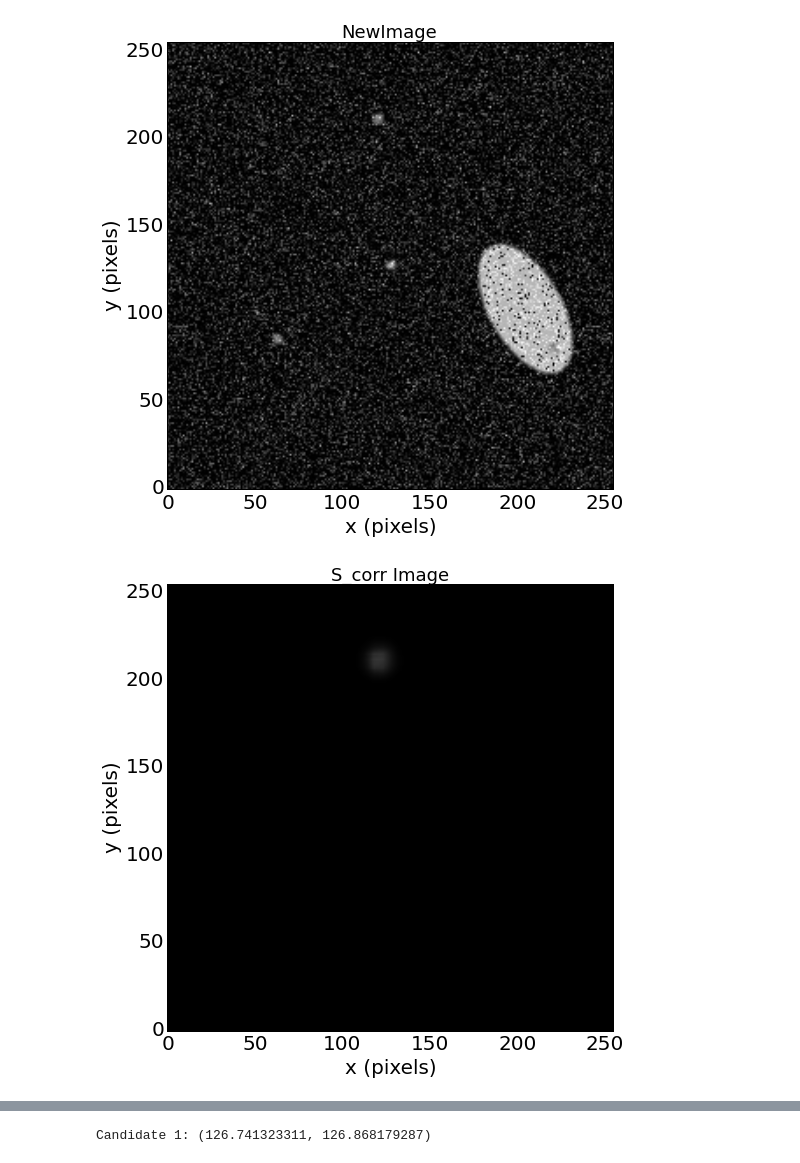
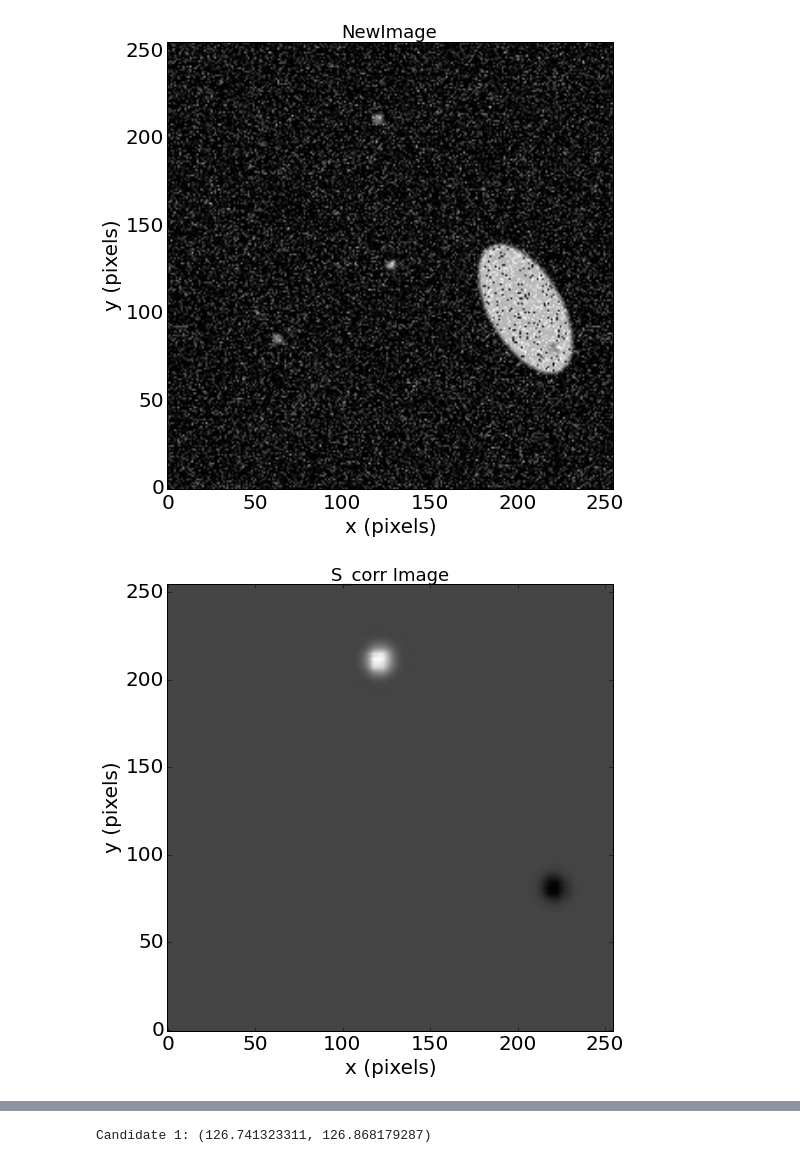
Before and after one commit to sercharpak/MonitoriaInvestigacion201610, a Jupyter notebook: ExploringS_corr.ipynb, the cells around one changed output, grey strips where cells are left out. Saved outputs shown, nothing was run; the diff lists cells and outputs as text; code cells hidden in the pictures.

```diff
--- a/ExploringS_corr.ipynb
+++ b/ExploringS_corr.ipynb
@@ -365,10 +429,10 @@ plt.tick_params(axis='both', which='major', labelsize=20)
 plt.close(fig)
 # %%
 fig = plt.figure(figsize = (8,8))
-plt.imshow(Image.fromarray(S_corr), cmap = 'gray', origin='lower')
+plt.imshow(S_corr, cmap = 'gray', origin='lower')
 plt.title('S_corr Image', fontsize=18)
 plt.xlabel("x (pixels) ", fontsize=20)
 plt.ylabel("y (pixels) ", fontsize=20)
 plt.tick_params(axis='both', which='major', labelsize=20)
 # %% [output]
-[figure, old version]
+[figure, new version]
```
Also changed, not shown: parts of 28 cells of this notebook.
